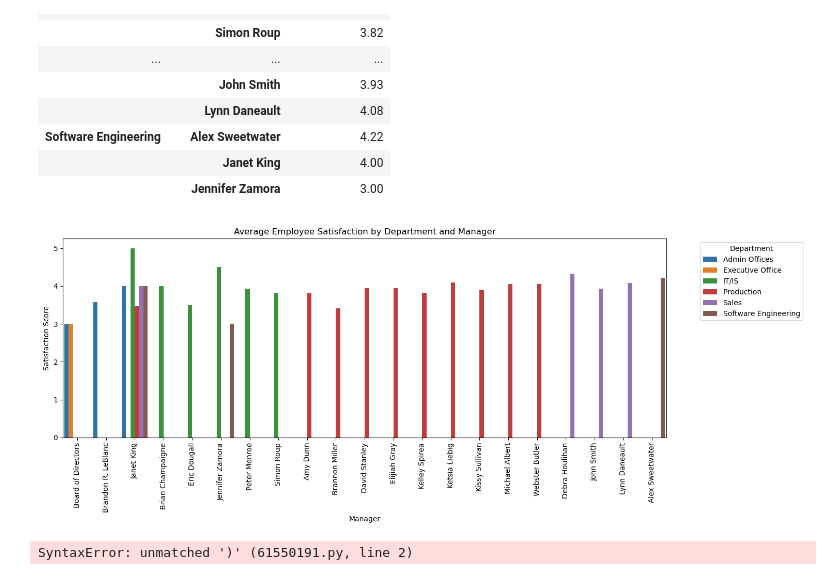
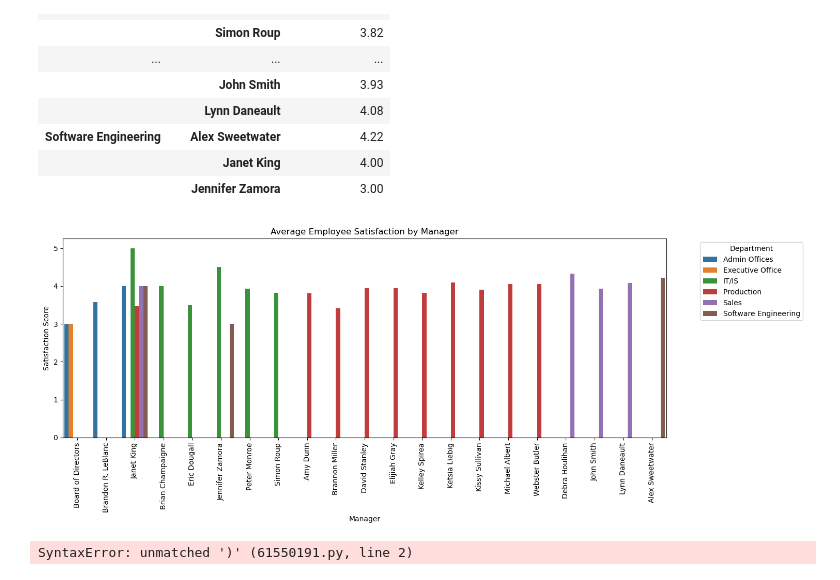
Before and after one commit to akisharbnsn/CohortB_Career_Analysis, a Jupyter notebook: notebook/alyssac_eda.ipynb, the cells around one changed output. Cells and saved outputs as stored; diff of their text form; code cells hidden in the pictures.

```diff
--- a/notebook/alyssac_eda.ipynb
+++ b/notebook/alyssac_eda.ipynb
@@ -162,16 +172,16 @@ manager_avg.columns = ["EmploySatisfaction_mean"]
 # %%
 #Plot visualization for Employee Satisfaction by manager for satifaction score
 plt.figure(figsize=(15, 6))
 sns.barplot(data= manager_avg, x= "ManagerName", y= "EmploySatisfaction_mean", hue="Department", width= 0.9)
-plt.title('Average Employee Satisfaction by Department and Manager')
+plt.title('Average Employee Satisfaction by Manager')
 plt.xlabel('Manager')
 plt.ylabel('Satisfaction Score')
 plt.xticks(rotation=90)
 plt.legend(title='Department', bbox_to_anchor=(1.05, 1))
 plt.tight_layout()
 plt.show()
 # %% [output]
-[figure, old version]
+[figure, new version]
 # %%
 satisfaction[satisfaction["Termd"]] == 1)
 # %% [output]
```
Also changed, not shown: parts of 7 cells of this notebook, 2 other files.
